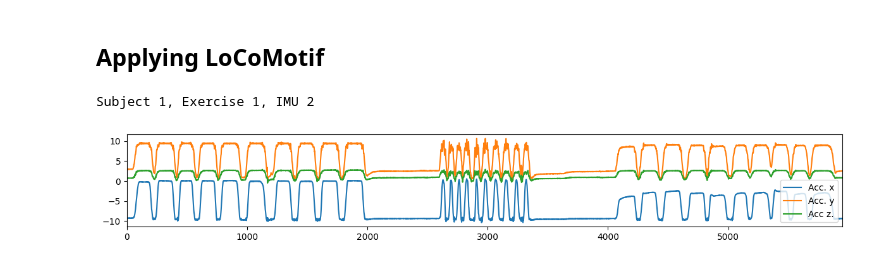
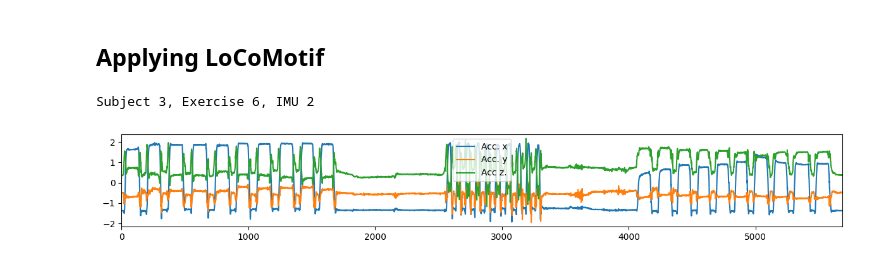
Before and after one commit to ML-KULeuven/locomotif, a Jupyter notebook: physiotherapy-use-case/apply_locomotif_physiotherapy.ipynb, the cells around one changed output. Saved outputs shown, nothing was run; the diff lists cells and outputs as text; code cells hidden in the pictures.

```diff
--- a/physiotherapy-use-case/apply_locomotif_physiotherapy.ipynb
+++ b/physiotherapy-use-case/apply_locomotif_physiotherapy.ipynb
@@ -52,7 +52,7 @@ def znormalize(ts):
         ts[:, 3*i : 3*(i+1)] = (ts[:, 3*i : 3*(i+1)] - np.mean(ts[:, 3*i : 3*(i+1)], axis=None)) / np.std(ts[:, 3*i : 3*(i+1)], axis=None)
     return ts
 # %%
-df['ts'] = df['ts']
+df['ts'] = df['ts'].apply(znormalize)
 # Only accelerometer data
 df['ts'] = df['ts'].apply(lambda ts: ts[:, :3])
 # %% [markdown]
@@ -114,16 +114,16 @@ def apply_locomotif_physiotherapy(ts, l_min, l_max, rho, nb_motifs, overlap=0.25
         motif_sets.append((repr, motif_set))
     return lcm, motif_sets
 # %%
-subject   = 1
-exercise  = 1
+subject   = 3
+exercise  = 6
 imu       = 2
 
 print(f"Subject {subject}, Exercise {exercise}, IMU {imu}")
 *_, ts = df_example = df.query('subject == @subject & exercise == @exercise & imu == @imu').iloc[0]
 fig, ax = visualize.plot_motif_sets(ts, [], {}, dimension_names=['Acc. x', 'Acc. y', 'Acc z.'])
 # %% [output]
-Subject 1, Exercise 1, IMU 2
+Subject 3, Exercise 6, IMU 2
-[figure, old version]
+[figure, new version]
 # %%
 rho       = 0.8
 nb_motifs = 6
```
Also changed, not shown: parts of 2 cells of this notebook.
